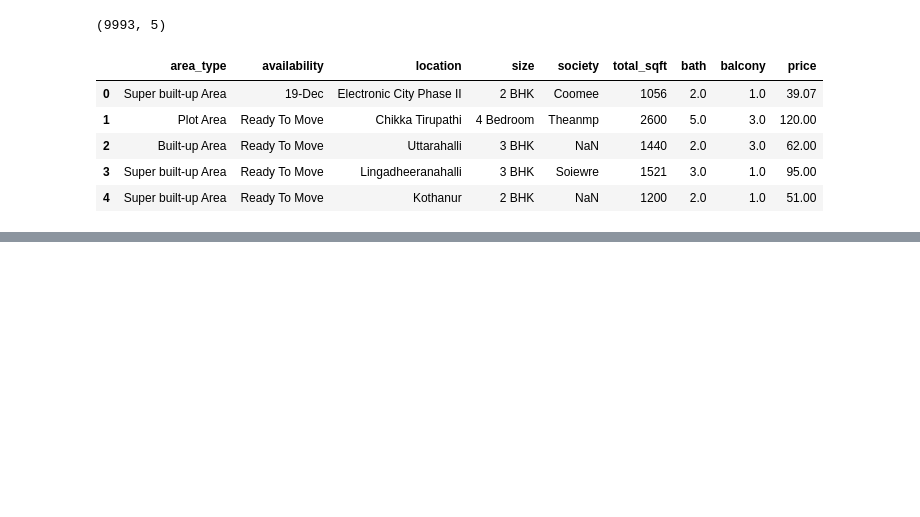
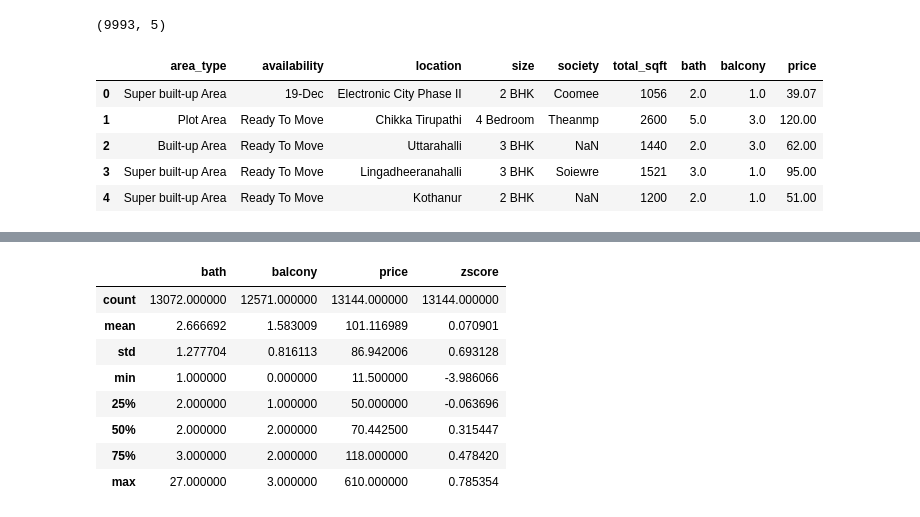
Before and after one commit to Aifedayo/data-science-maths, a Jupyter notebook: exercise-zscore.ipynb, the cells around one changed output, grey strips where cells are left out. Cells and saved outputs as stored; diff of their text form; code cells hidden in the pictures; blank space fills up the shorter version.

```diff
--- a/exercise-zscore.ipynb
+++ b/exercise-zscore.ipynb
@@ -116,0 +202,16 @@ df.head()
+# %%
+# use zscore 4 to remove outliers
+
+df_no_outlier = df_no_outlier[(df_no_outlier.zscore<4) & (df_no_outlier.zscore>-4)]
+
+df_no_outlier.describe()
+# %% [output]
+|  | bath | balcony | price | zscore |
+| count | 13072.000000 | 12571.000000 | 13144.000000 | 13144.000000 |
+| mean | 2.666692 | 1.583009 | 101.116989 | 0.070901 |
+| std | 1.277704 | 0.816113 | 86.942006 | 0.693128 |
+| min | 1.000000 | 0.000000 | 11.500000 | -3.986066 |
+| 25% | 2.000000 | 1.000000 | 50.000000 | -0.063696 |
+| 50% | 2.000000 | 2.000000 | 70.442500 | 0.315447 |
+| 75% | 3.000000 | 2.000000 | 118.000000 | 0.478420 |
+| max | 27.000000 | 3.000000 | 610.000000 | 0.785354 |
```
Also changed, not shown: parts of 10 cells of this notebook.
